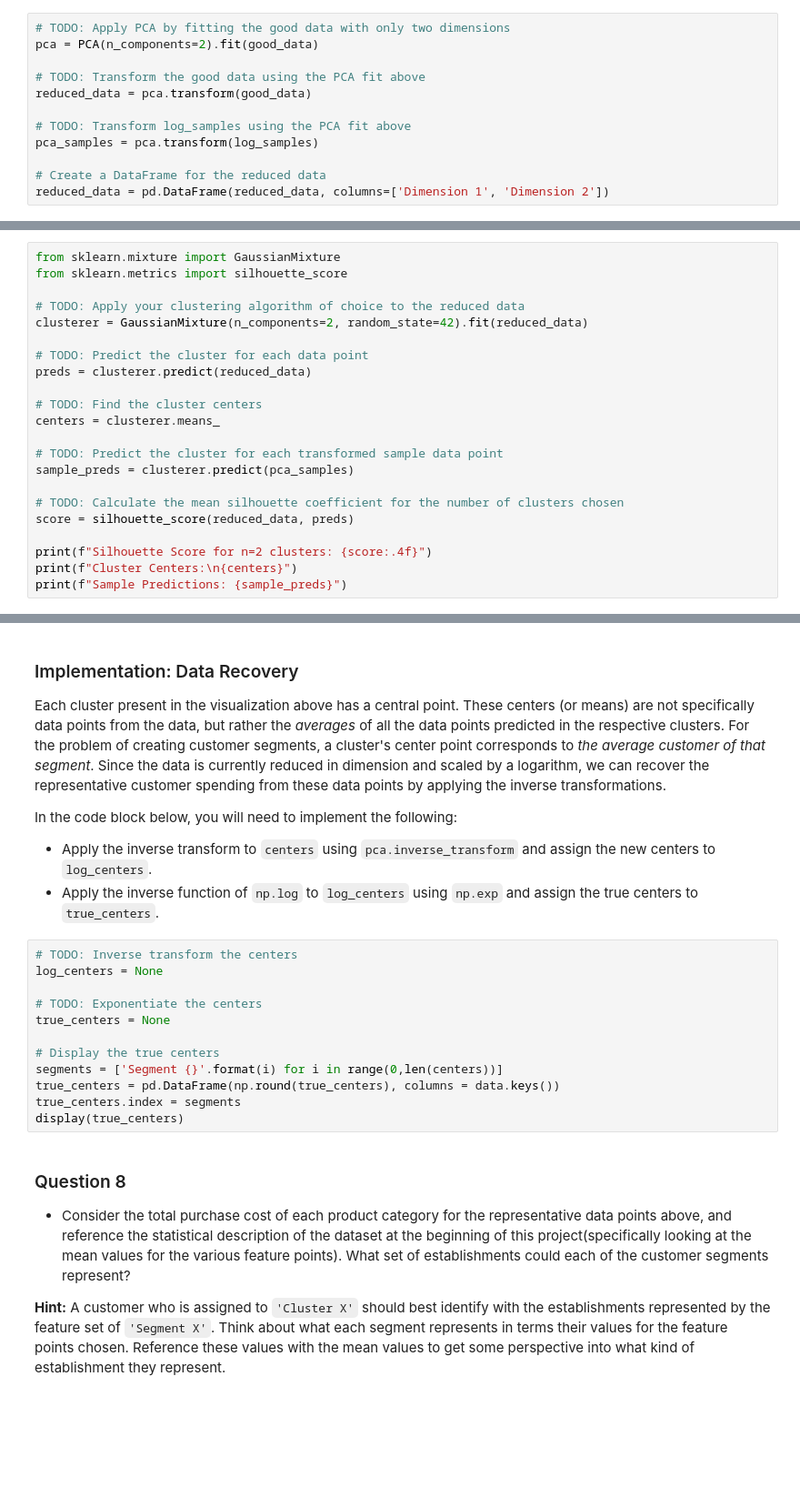
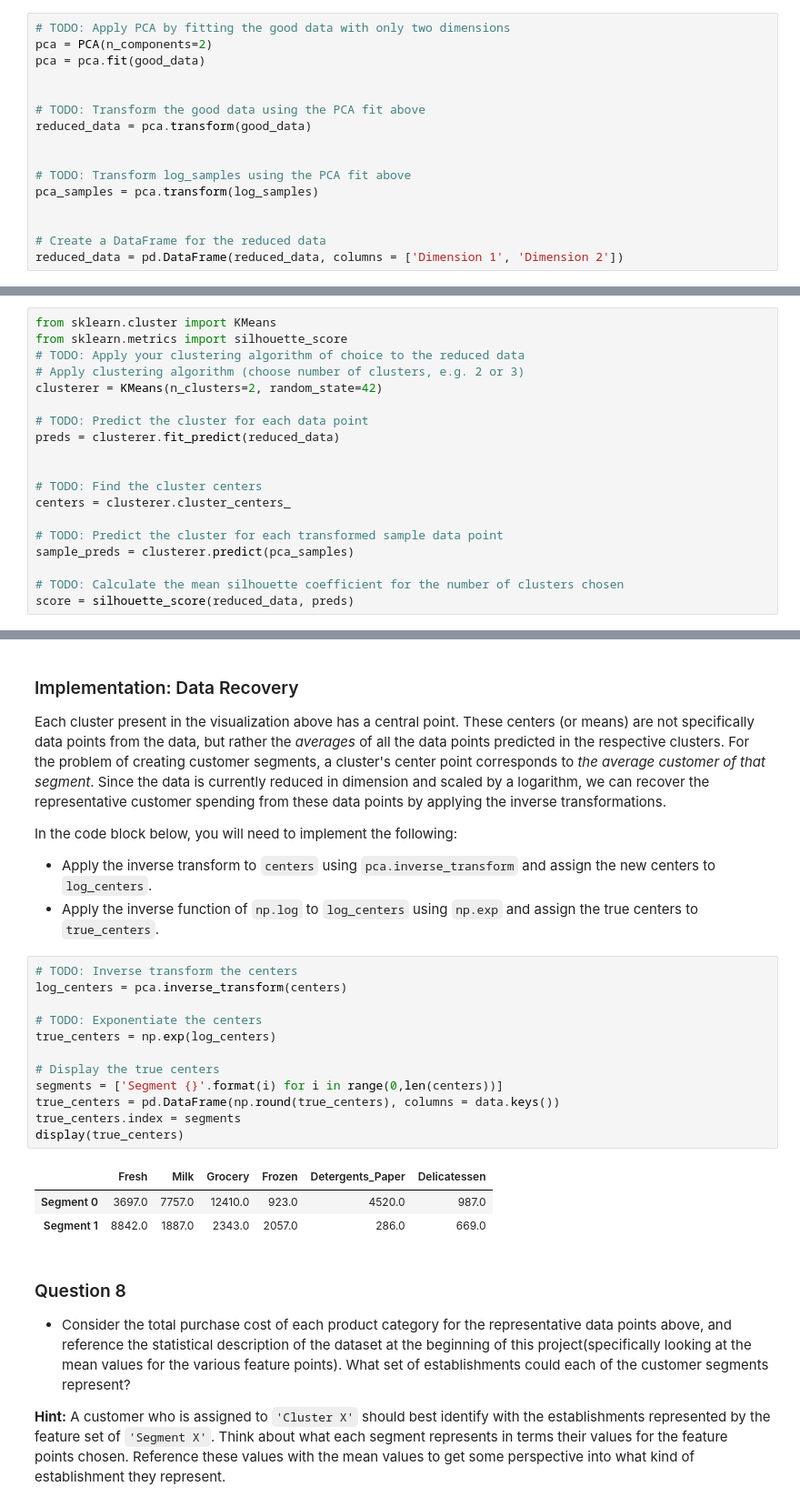
Before and after one commit to Rahma263/Project3MachineLearn, a Jupyter notebook: P3/customer_segments.ipynb, the cells around one changed output, grey strips where cells are left out. Shown at 91% size. Drawn from its saved outputs; the diff is of its cells as text; blank space fills up the shorter version.

```diff
--- a/P3/customer_segments.ipynb
+++ b/P3/customer_segments.ipynb
@@ -422,16 +389,20 @@ In the code block below, you will need to implement the following:
  - Apply a PCA transformation of `log_samples` using `pca.transform`, and assign the results to `pca_samples`.
 # %%
 # TODO: Apply PCA by fitting the good data with only two dimensions
-pca = PCA(n_components=2).fit(good_data)
+pca = PCA(n_components=2)
+pca = pca.fit(good_data)
+
 
 # TODO: Transform the good data using the PCA fit above
 reduced_data = pca.transform(good_data)
 
+
 # TODO: Transform log_samples using the PCA fit above
 pca_samples = pca.transform(log_samples)
 
+
 # Create a DataFrame for the reduced data
-reduced_data = pd.DataFrame(reduced_data, columns=['Dimension 1', 'Dimension 2'])
+reduced_data = pd.DataFrame(reduced_data, columns = ['Dimension 1', 'Dimension 2'])
 # %% [markdown]
 ### Observation
 Run the code below to see how the log-transformed sample data has changed after having a PCA transformation applied to it using only two dimensions. Observe how the values for the first two dimensions remains unchanged when compared to a PCA transformation in six dimensions.
@@ -518,24 +475,21 @@ In the code block below, you will need to implement the following:
  - Import `sklearn.metrics.silhouette_score` and calculate the silhouette score of `reduced_data` against `preds`.
    - Assign the silhouette score to `score` and print the result.
 # %%
-from sklearn.mixture import GaussianMixture
+from sklearn.cluster import KMeans
 from sklearn.metrics import silhouette_score
-
 # TODO: Apply your clustering algorithm of choice to the reduced data
-clusterer = GaussianMixture(n_components=2, random_state=42).fit(reduced_data)
+# Apply clustering algorithm (choose number of clusters, e.g. 2 or 3)
+clusterer = KMeans(n_clusters=2, random_state=42)
 
 # TODO: Predict the cluster for each data point
-preds = clusterer.predict(reduced_data)
+preds = clusterer.fit_predict(reduced_data)
+
 
 # TODO: Find the cluster centers
-centers = clusterer.means_
+centers = clusterer.cluster_centers_
 
 # TODO: Predict the cluster for each transformed sample data point
 sample_preds = clusterer.predict(pca_samples)
 
 # TODO: Calculate the mean silhouette coefficient for the number of clusters chosen
 score = silhouette_score(reduced_data, preds)
-
-print(f"Silhouette Score for n=2 clusters: {score:.4f}")
-print(f"Cluster Centers:\n{centers}")
-print(f"Sample Predictions: {sample_preds}")
@@ -567,16 +549,20 @@ In the code block below, you will need to implement the following:
  - Apply the inverse function of `np.log` to `log_centers` using `np.exp` and assign the true centers to `true_centers`.
 # %%
 # TODO: Inverse transform the centers
-log_centers = None
+log_centers = pca.inverse_transform(centers)
 
 # TODO: Exponentiate the centers
-true_centers = None
+true_centers = np.exp(log_centers)
 
 # Display the true centers
 segments = ['Segment {}'.format(i) for i in range(0,len(centers))]
 true_centers = pd.DataFrame(np.round(true_centers), columns = data.keys())
 true_centers.index = segments
 display(true_centers)
+# %% [output]
+|  | Fresh | Milk | Grocery | Frozen | Detergents_Paper | Delicatessen |
+| Segment 0 | 3697.0 | 7757.0 | 12410.0 | 923.0 | 4520.0 | 987.0 |
+| Segment 1 | 8842.0 | 1887.0 | 2343.0 | 2057.0 | 286.0 | 669.0 |
 # %% [markdown]
 ### Question 8
 
```
Also changed, not shown: parts of 22 cells of this notebook.
